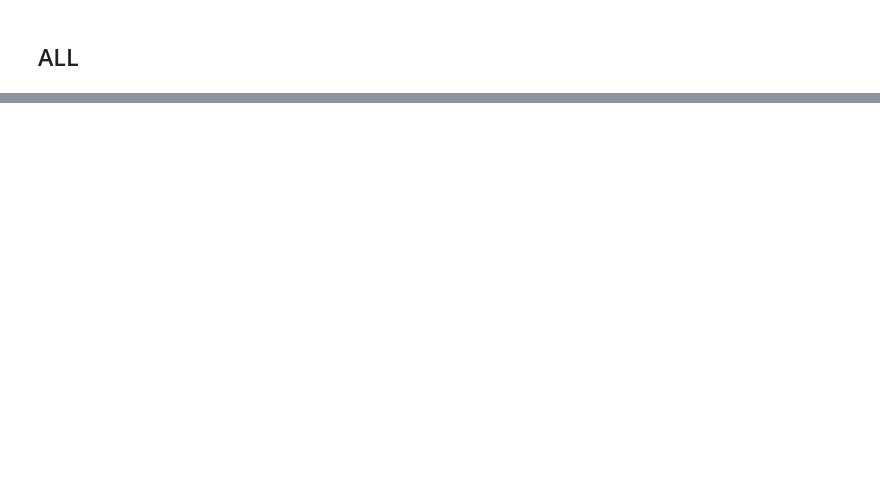
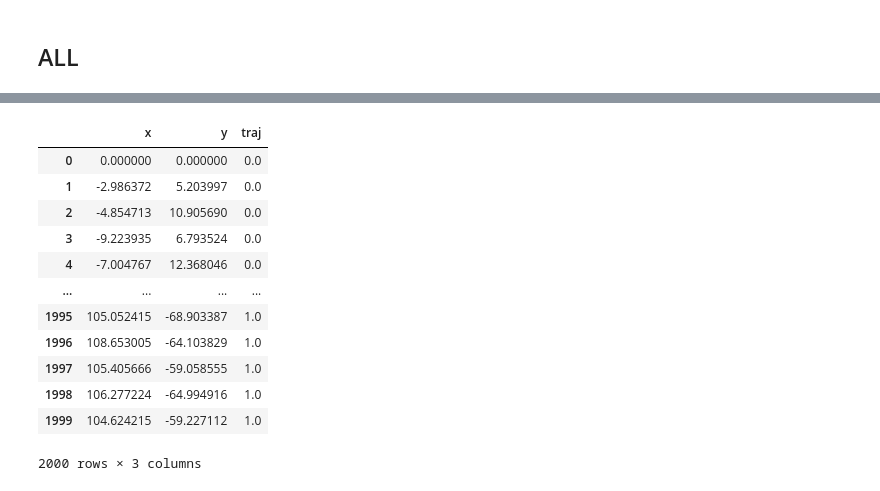
Before and after one commit to vob18/tti1_practica_4, a Jupyter notebook: practica4.ipynb, the cells around one changed output, grey strips where cells are left out. Cells and saved outputs as stored; diff of their text form; code cells hidden in the pictures; blank space fills up the shorter version.

```diff
--- a/practica4.ipynb
+++ b/practica4.ipynb
@@ -27,0 +28,3 @@ time: 3.64 s (started: 2022-09-24 03:04:45 -05:00)
+# %%
+g_dash_data = pd.DataFrame(columns = ['x','y','traj'])
+g_a = 5
@@ -647,0 +683,16 @@ time: 0 ns (started: 2022-09-24 03:16:04 -05:00)
+# %%
+g_dash_data
+# %% [output]
+|  | x | y | traj |
+| 0 | 0.000000 | 0.000000 | 0.0 |
+| 1 | -2.986372 | 5.203997 | 0.0 |
+| 2 | -4.854713 | 10.905690 | 0.0 |
+| 3 | -9.223935 | 6.793524 | 0.0 |
+| 4 | -7.004767 | 12.368046 | 0.0 |
+| ... | ... | ... | ... |
+| 1995 | 105.052415 | -68.903387 | 1.0 |
+| 1996 | 108.653005 | -64.103829 | 1.0 |
+| 1997 | 105.405666 | -59.058555 | 1.0 |
+| 1998 | 106.277224 | -64.994916 | 1.0 |
+| 1999 | 104.624215 | -59.227112 | 1.0 |
+2000 rows × 3 columns
```
Also changed, not shown: parts of 34 cells of this notebook.
